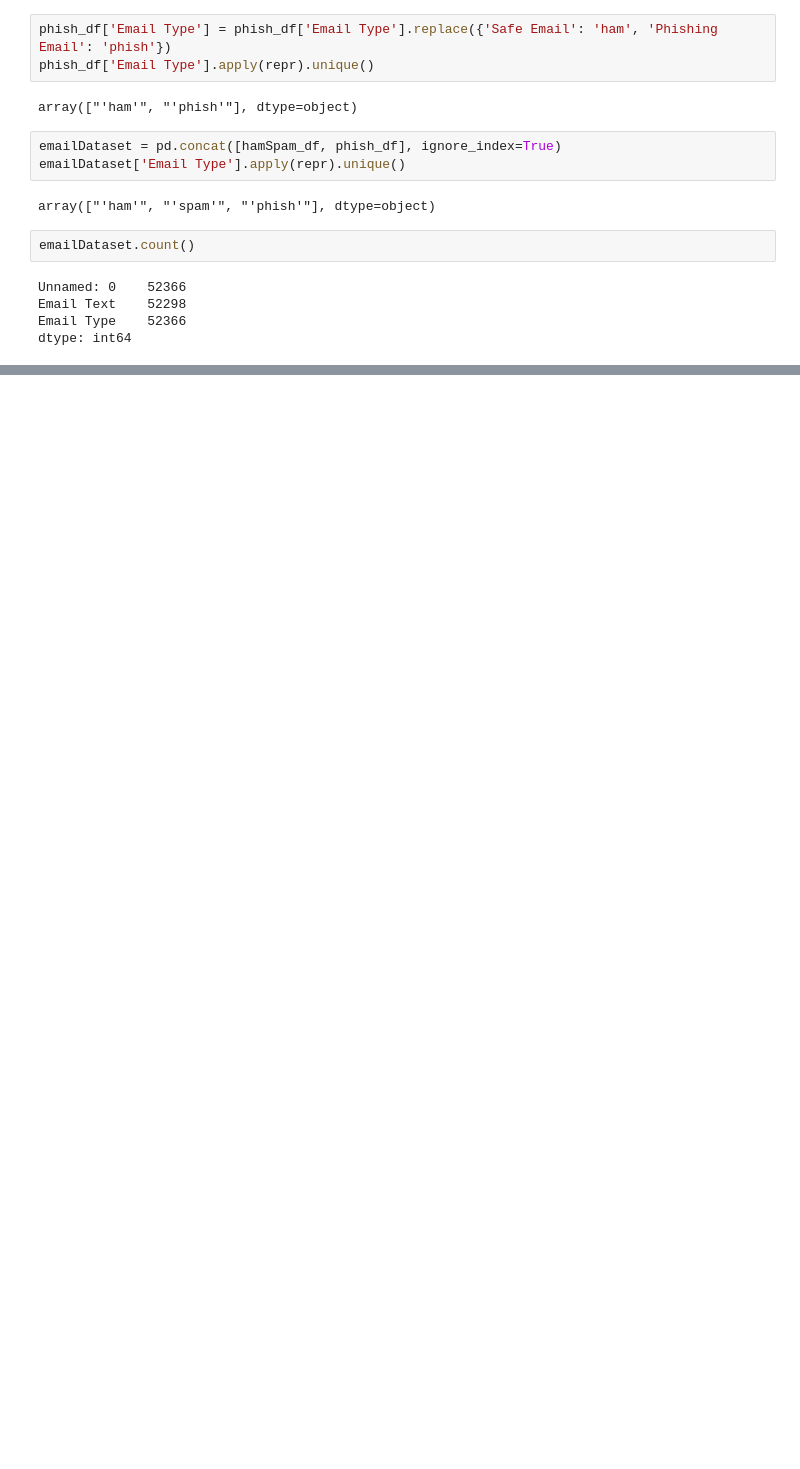
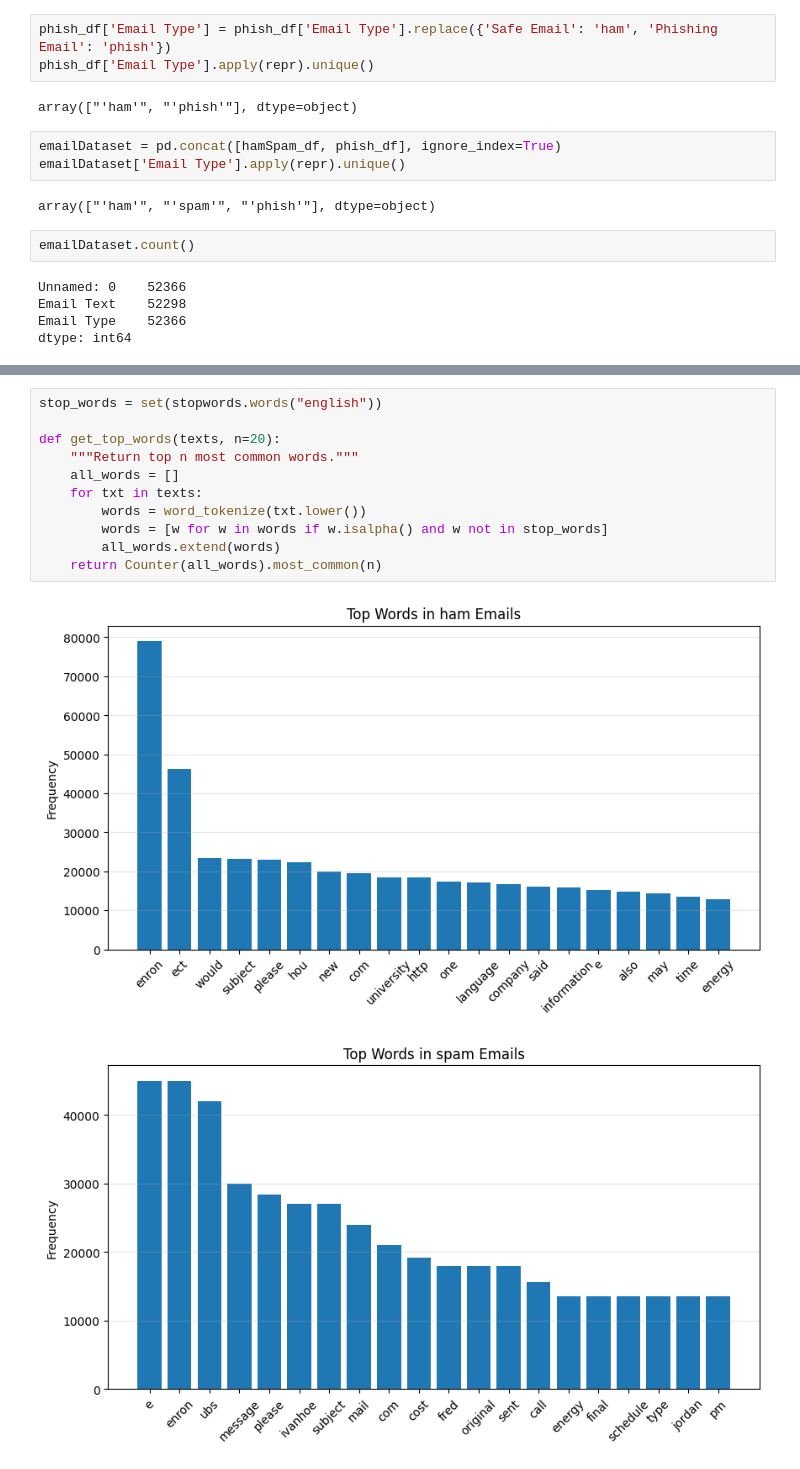
Before and after one commit to Prokope45/PsyberWatch, a Jupyter notebook: 1. Exploratory Analysis.ipynb, the cells around one changed output, grey strips where cells are left out. Drawn from its saved outputs; the diff is of its cells as text; blank space fills up the shorter version.

```diff
--- a/1. Exploratory Analysis.ipynb
+++ b/1. Exploratory Analysis.ipynb
@@ -138,0 +227,14 @@ emailDataset
+# %%
+stop_words = set(stopwords.words("english"))
+
+def get_top_words(texts, n=20):
+    """Return top n most common words."""
+    all_words = []
+    for txt in texts:
+        words = word_tokenize(txt.lower())
+        words = [w for w in words if w.isalpha() and w not in stop_words]
+        all_words.extend(words)
+    return Counter(all_words).most_common(n)
+# %% [output]
+[figure, added]
+[figure, added]
```
Also changed, not shown: parts of 20 cells of this notebook, 3 other files.
